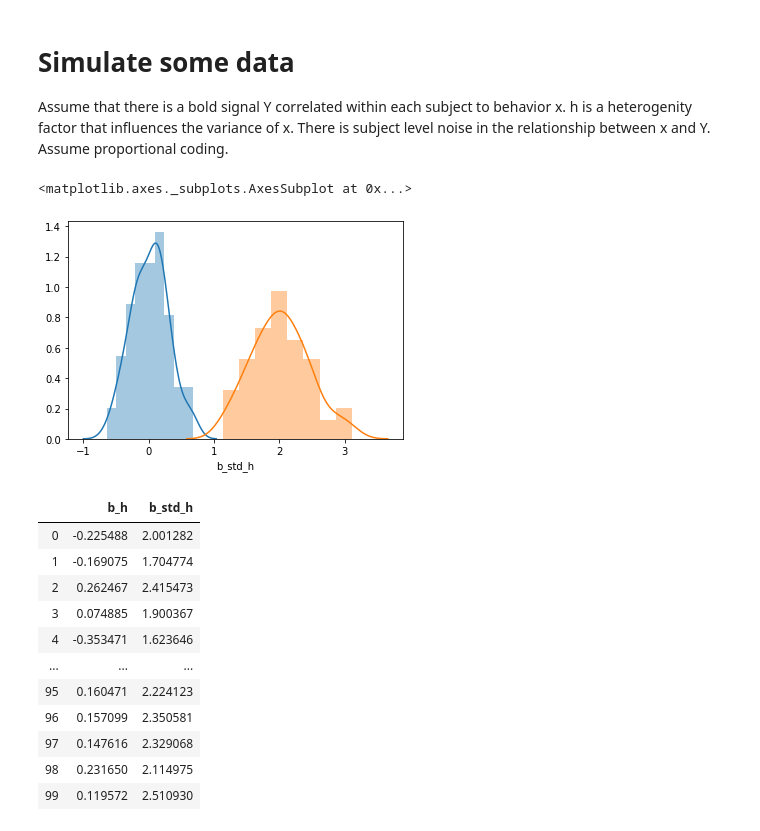
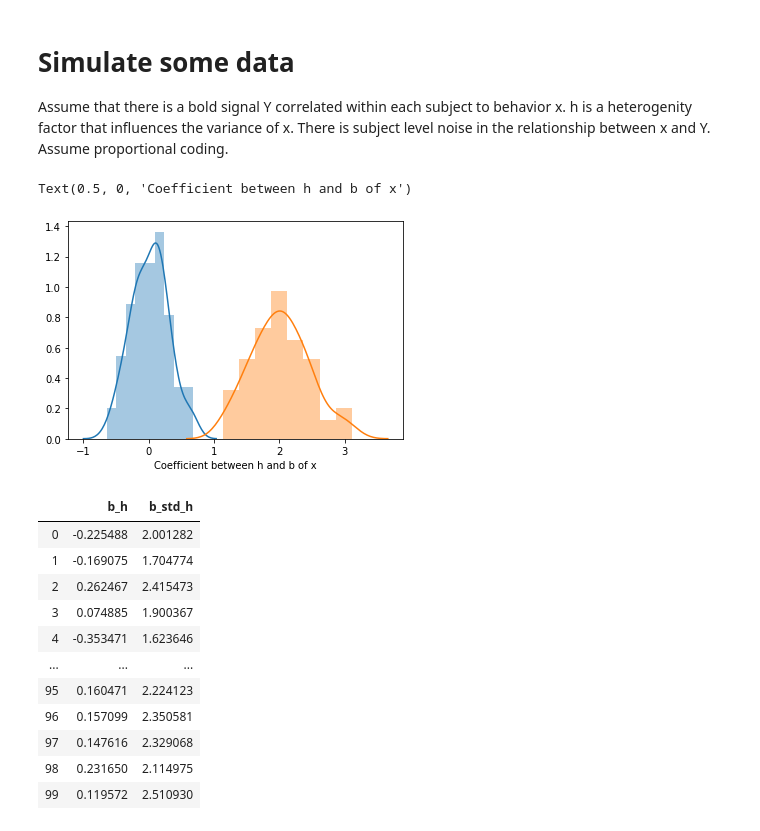
Before and after one commit to nimh-mbdu/lebreton_sims, a Jupyter notebook: notebook/simulate_lebreton.ipynb, the cells around one changed output. Drawn from its saved outputs; the diff is of its cells as text; code cells hidden in the pictures.

Commit message:
Update figure

```diff
--- a/notebook/simulate_lebreton.ipynb
+++ b/notebook/simulate_lebreton.ipynb
@@ -110,12 +110,14 @@ for sim in range(nsims):
     res['b_std_h'] = sd.second_res['std'].params['h']
     sim_res.append(res)
 sim_res = pd.DataFrame(sim_res)
-# %%
-sns.distplot(sim_res.b_h)
-sns.distplot(sim_res.b_std_h)
-# %% [output]
-<matplotlib.axes._subplots.AxesSubplot at 0x...>
-[figure, removed]
+# %%
+fig, ax = plt.subplots(1)
+sns.distplot(sim_res.b_h, ax=ax, label='Unstandardized')
+sns.distplot(sim_res.b_std_h, ax=ax, label='Standardized')
+ax.set_xlabel('Coefficient between h and b of x')
+# %% [output]
+Text(0.5, 0, 'Coefficient between h and b of x')
+[figure, added]
 # %%
 sim_res
 # %% [output]
```
